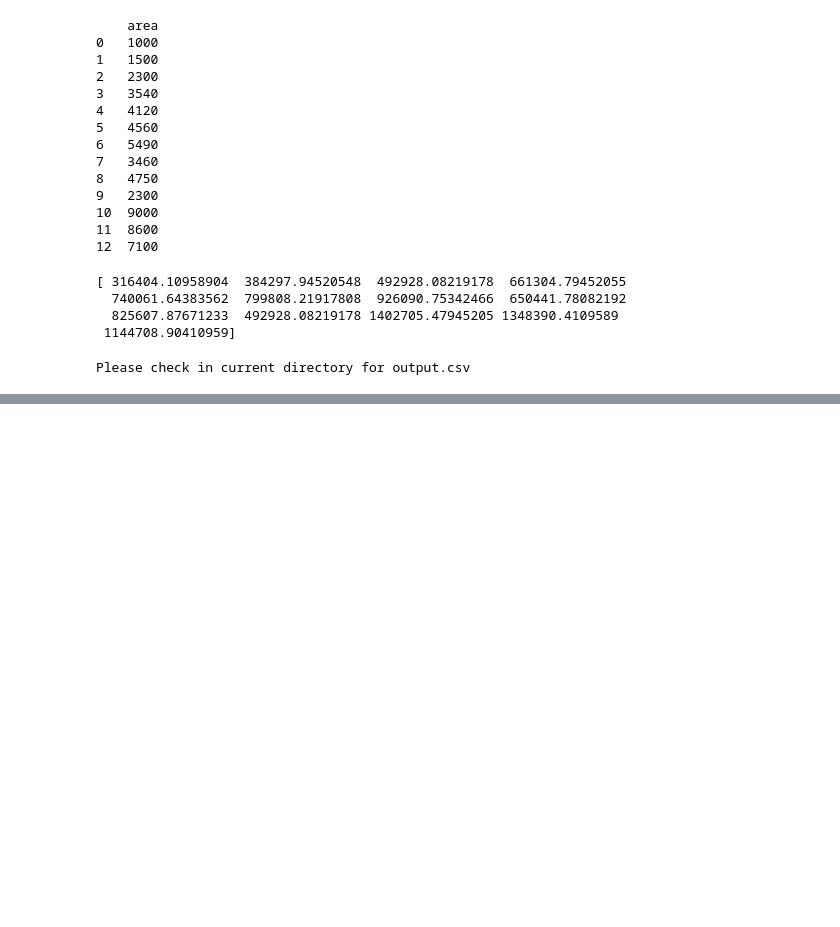
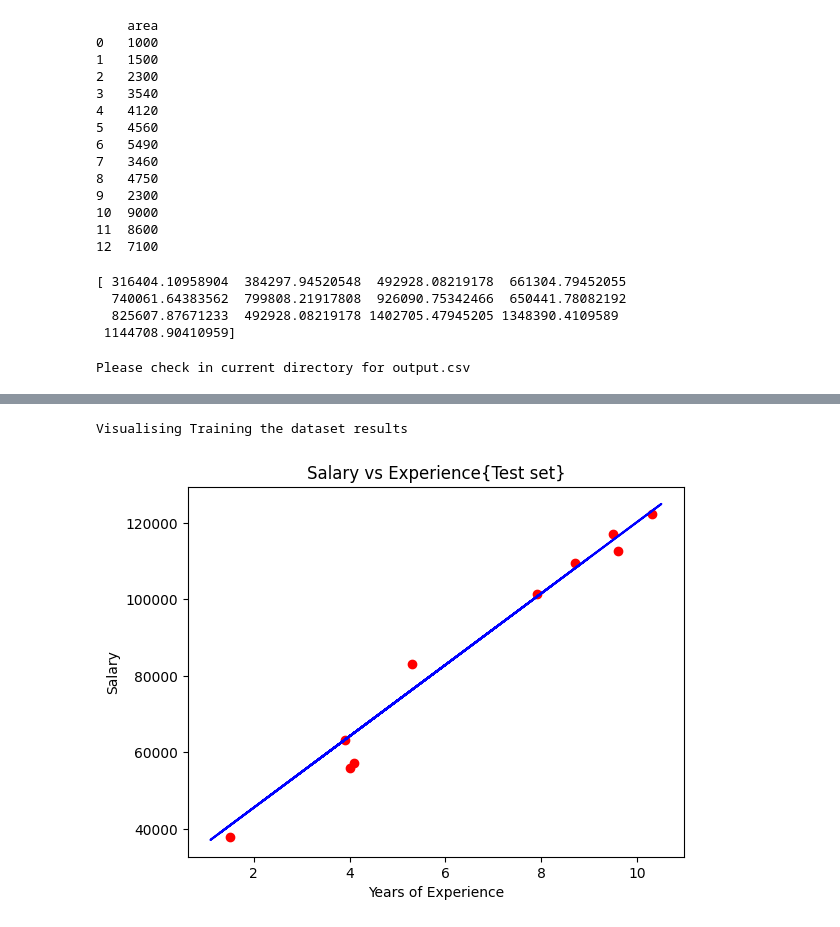
Before and after one commit to lokeshneerasa/MACHINE-LEARNING, a Jupyter notebook: MACHINE_LEARNING.ipynb, the cells around one changed output, grey strips where cells are left out. Cells and saved outputs as stored; diff of their text form; code cells hidden in the pictures; blank space fills up the shorter version.

```diff
--- a/MACHINE_LEARNING.ipynb
+++ b/MACHINE_LEARNING.ipynb
@@ -521,0 +907,32 @@ Please check in current directory for output.csv
+# %%
+#8.Plotting test dataset
+import pandas as pd
+import matplotlib.pyplot as plt
+from sklearn.model_selection import train_test_split
+from sklearn.linear_model import LinearRegression
+
+df=pd.read_csv("Salary_Data.csv")
+
+X=df.iloc[:,:-1]
+y=df.iloc[:,1]
+
+X_train,X_test,y_train,y_test=train_test_split(X,y,test_size=1/3,random_state=0)
+
+regressor=LinearRegression()
+regressor.fit(X_train,y_train)
+
+y_pred=regressor.predict(X_test)
+
+print("Visualising Training the dataset results")
+
+plt.scatter(X_test,y_test,color='red')
+plt.plot(X_train,regressor.predict(X_train),color='blue')
+
+plt.title('Salary vs Experience{Test set}')
+plt.xlabel('Years of Experience')
+plt.ylabel('Salary')
+
+plt.show()
+# %% [output]
+Visualising Training the dataset results
+[figure, added]
```
Also changed, not shown: parts of 19 cells of this notebook.
